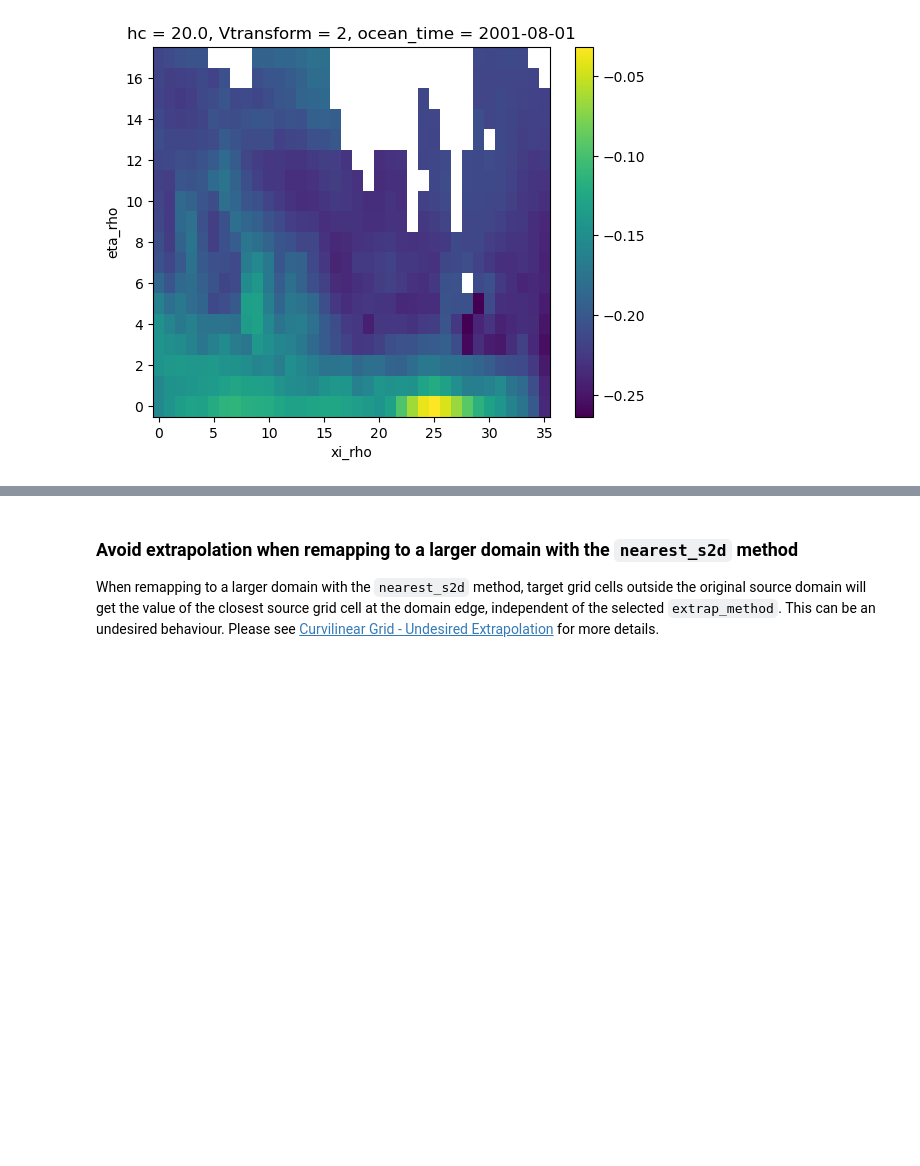
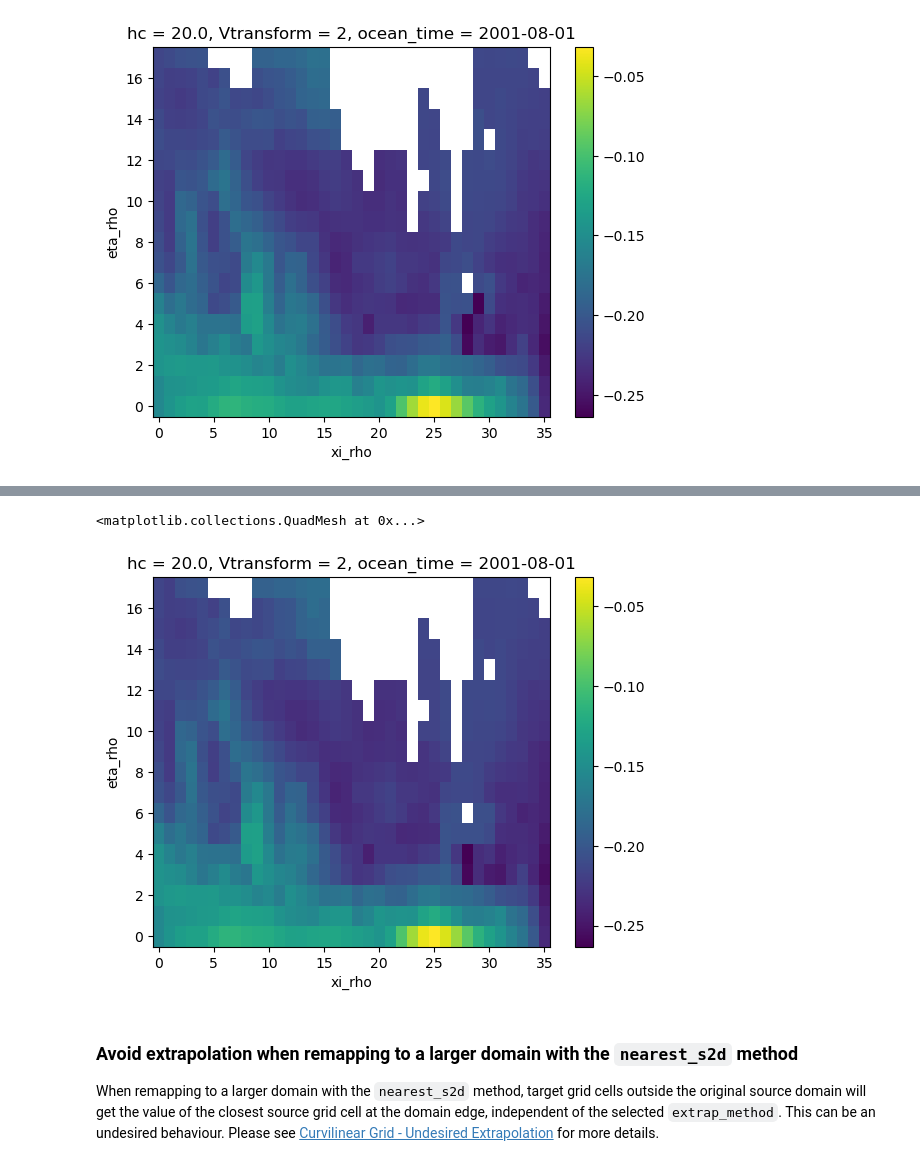
Before and after one commit to pangeo-data/xESMF, a Jupyter notebook: doc/notebooks/Masking.ipynb, the cells around one changed output, grey strips where cells are left out. Cells and saved outputs as stored; diff of their text form; code cells hidden in the pictures; blank space fills up the shorter version.

```diff
--- a/doc/notebooks/Masking.ipynb
+++ b/doc/notebooks/Masking.ipynb
@@ -257,3 +278,18 @@ zeta_remapped_extrap.isel(ocean_time=0).plot()
+# %%
+regrid_extrap_creep_fill = xesmf.Regridder(
+    ds,
+    ds_coarse,
+    method="bilinear",
+    extrap_method="creep_fill",
+    extrap_num_levels=10,
+)
+# %%
+zeta_remapped_extrap_creep_fill = regrid_extrap_creep_fill(ds["zeta"])
+# %%
+zeta_remapped_extrap_creep_fill.isel(ocean_time=0).plot()
+# %% [output]
+<matplotlib.collections.QuadMesh at 0x...>
+[figure, added]
 # %% [markdown]
 ### Avoid extrapolation when remapping to a larger domain with the `nearest_s2d` method
 
```
Also changed, not shown: parts of 8 cells of this notebook, 4 other files.
